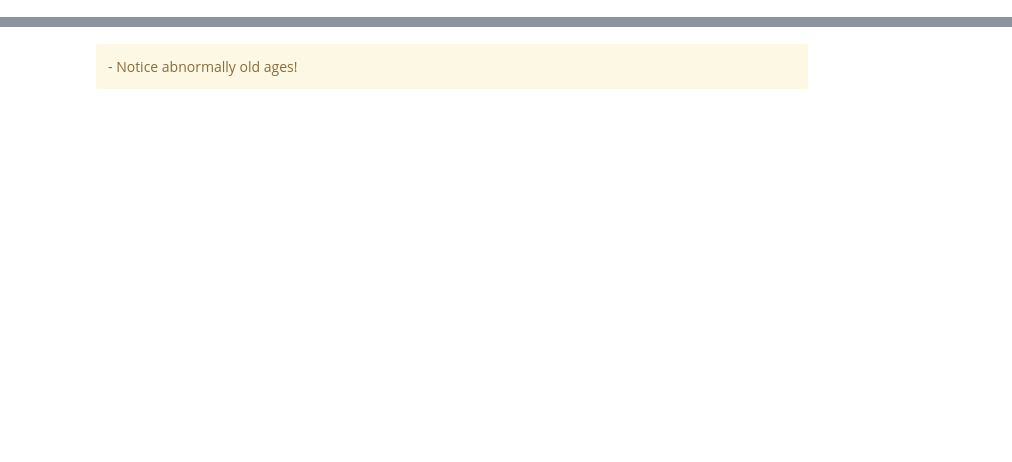
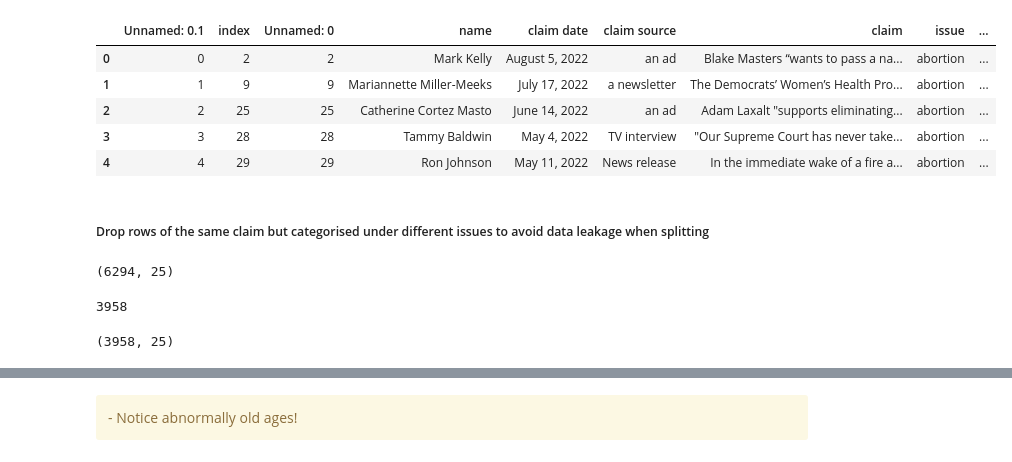
Before and after one commit to lohdaijiu/BT4222_FakeNewsClassifier, a Jupyter notebook: FeatureEngineering.ipynb, the cells around one changed output, grey strips where cells are left out. Cells and saved outputs as stored; diff of their text form; code cells hidden in the pictures; blank space fills up the shorter version.

```diff
--- a/FeatureEngineering.ipynb
+++ b/FeatureEngineering.ipynb
@@ -6,0 +7,19 @@ df1 = pd.read_csv("Politifact with biodata NA dropped.csv")
+# %%
+df1.head()
+# %% [output]
+|  | Unnamed: 0.1 | index | Unnamed: 0 | name | claim date | claim source | claim | issue | ... |
+| 0 | 0 | 2 | 2 | Mark Kelly | August 5, 2022 | an ad | Blake Masters “wants to pass a na... | abortion | ... |
+| 1 | 1 | 9 | 9 | Mariannette Miller-Meeks | July 17, 2022 | a newsletter | The Democrats’ Women’s Health Pro... | abortion | ... |
+| 2 | 2 | 25 | 25 | Catherine Cortez Masto | June 14, 2022 | an ad | Adam Laxalt "supports eliminating... | abortion | ... |
+| 3 | 3 | 28 | 28 | Tammy Baldwin | May 4, 2022 | TV interview | "Our Supreme Court has never take... | abortion | ... |
+| 4 | 4 | 29 | 29 | Ron Johnson | May 11, 2022 | News release | In the immediate wake of a fire a... | abortion | ... |
+# %% [markdown]
+##### Drop rows of the same claim but categorised under different issues to avoid data leakage when splitting
+# %%
+df1.shape
+# %% [output]
+(6294, 25)
+# %%
+df1['claim'].unique().__len__()
+# %% [output]
+3958
@@ -7,3 +28,7 @@ df1 = pd.read_csv("Politifact with biodata NA dropped.csv")
+# %%
+df1.shape
+# %% [output]
+(3958, 25)
 # %%
 # https://towardsdatascience.com/clean-a-messy-date-column-with-mixed-formats-in-pandas-1a88808edbf7
 
```
Also changed, not shown: parts of 19 cells of this notebook, 2 other files.
